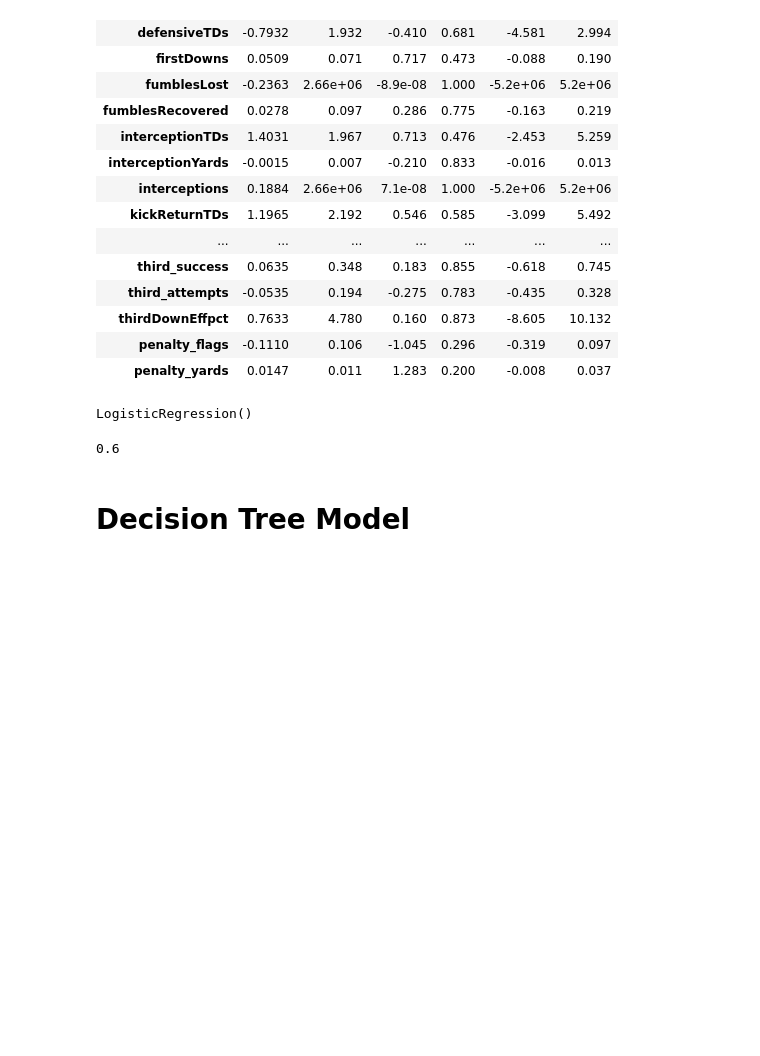
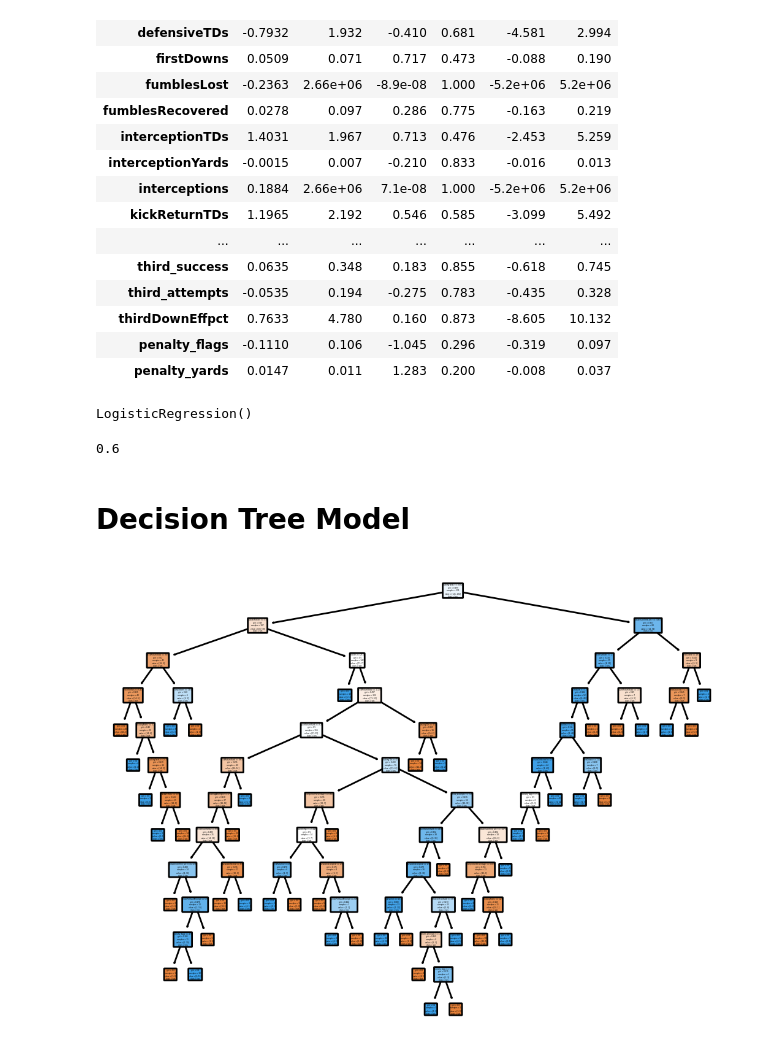
Before and after one commit to wjurden/college-football-project, a Jupyter notebook: code/deep_dives/team_game_stats_deepdive.ipynb, the cells around one changed output. Drawn from its saved outputs; the diff is of its cells as text; code cells hidden in the pictures; blank space fills up the shorter version.

Commit message:
Update team_game_stats_deepdive.ipynb
Create decision tree for win_loss

```diff
--- a/code/deep_dives/team_game_stats_deepdive.ipynb
+++ b/code/deep_dives/team_game_stats_deepdive.ipynb
@@ -367,3 +367,26 @@ logreg1.score(X_test_s2, y_test2)
 0.6
 # %% [markdown]
 # Decision Tree Model
+# %%
+# Adding in a string column to train and test win_loss
+def win_loss(value):
+    if value == 1:
+        return "win"
+    elif value == 0:
+        return "loss"
+
+y_train['win_loss_s'] = y_train['win_loss'].map(win_loss)
+y_test['win_loss_s'] = y_test['win_loss'].map(win_loss)
+# %%
+# Creating decision tree
+col_names = list(X_train.columns)
+classnames = list(y_train.win_loss_s.unique())
+
+# Creating a decision tree using the original, unscaled data
+tre1 = tree.DecisionTreeClassifier().fit(X_train,y_train.win_loss_s)
+
+# Plotting the tree
+tree.plot_tree(tre1,feature_names=col_names,class_names=classnames,filled=True,rounded=True)
+plt.show()
+# %% [output]
+[figure, added]
```
Also changed, not shown: parts of 5 cells of this notebook.
